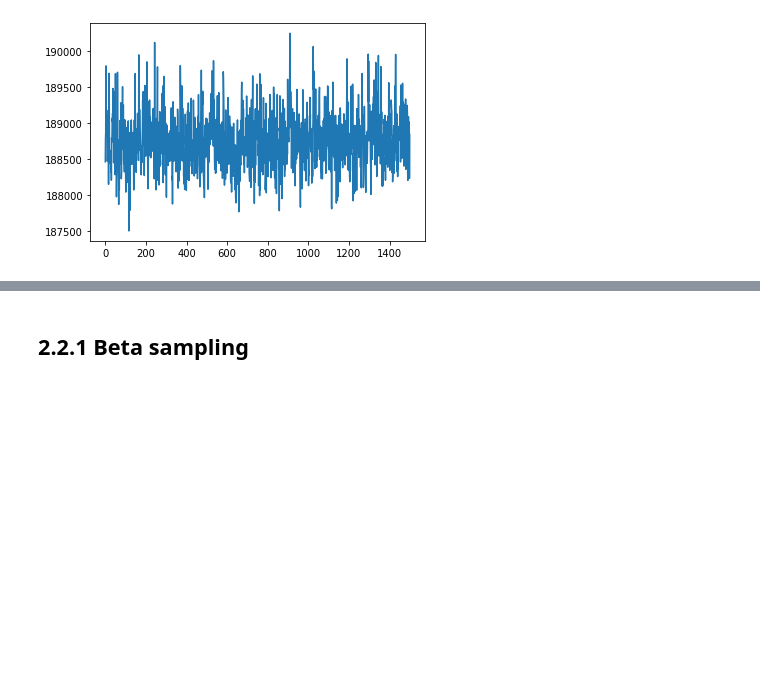
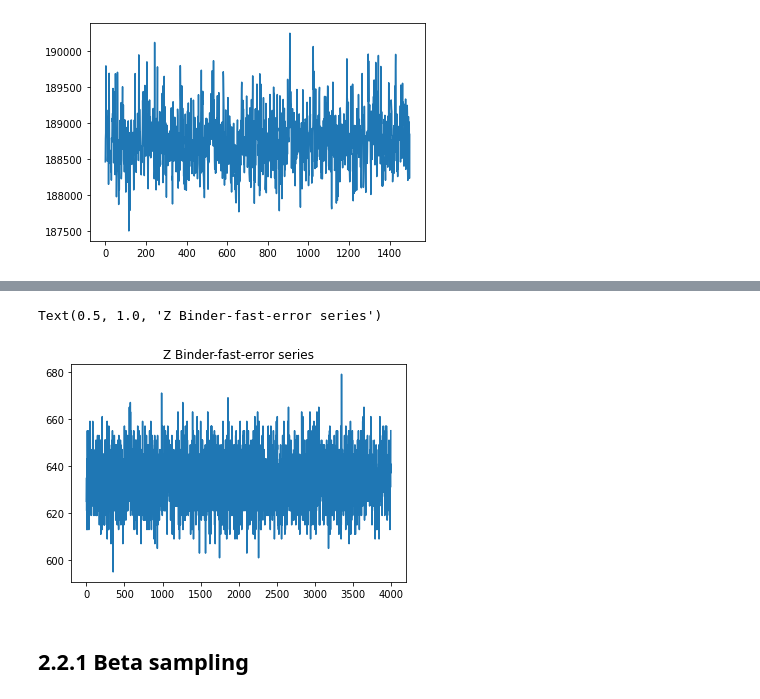
Before and after one commit to fpjaa/BAY-STATS-Project-ABDPPS, a Jupyter notebook: 2021-11-22_Prototype.ipynb, the cells around one changed output, grey strips where cells are left out. Saved outputs shown, nothing was run; the diff lists cells and outputs as text; code cells hidden in the pictures; blank space fills up the shorter version.

```diff
--- a/2021-11-22_Prototype.ipynb
+++ b/2021-11-22_Prototype.ipynb
@@ -832,3 +844,9 @@ errors.plot()  # See if we still have a caterpillar
+# %%
+errors.plot()  # See if we still have a caterpillar
+plt.title('Z Binder-fast-error series')
+# %% [output]
+Text(0.5, 1.0, 'Z Binder-fast-error series')
+[figure, added]
 # %% [markdown]
 ## 2.2.1 Beta sampling
 # %% [markdown]
```
Also changed, not shown: parts of 12 cells of this notebook.
